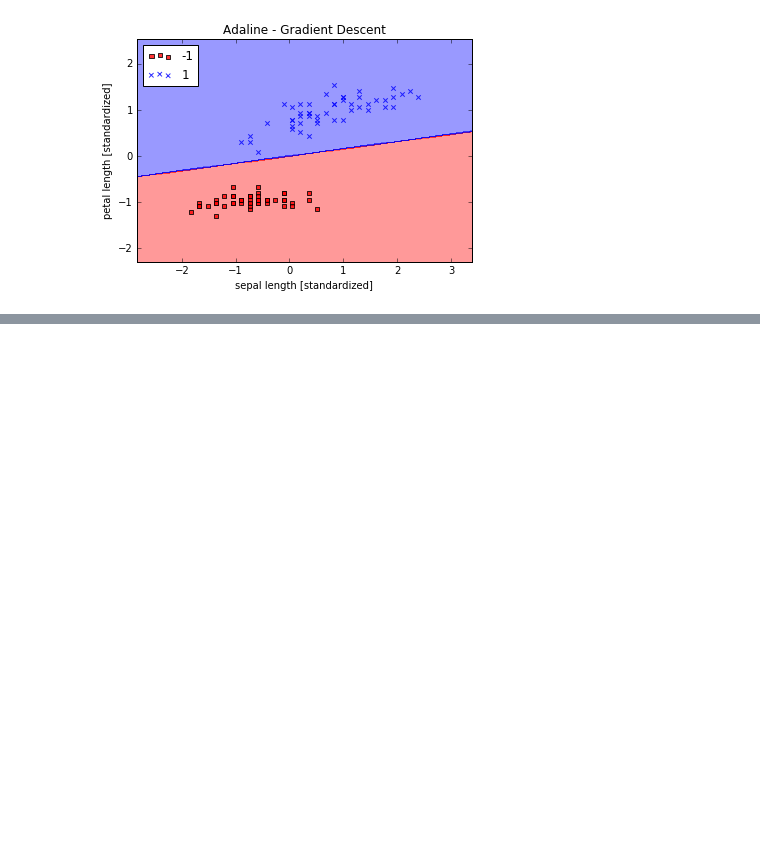
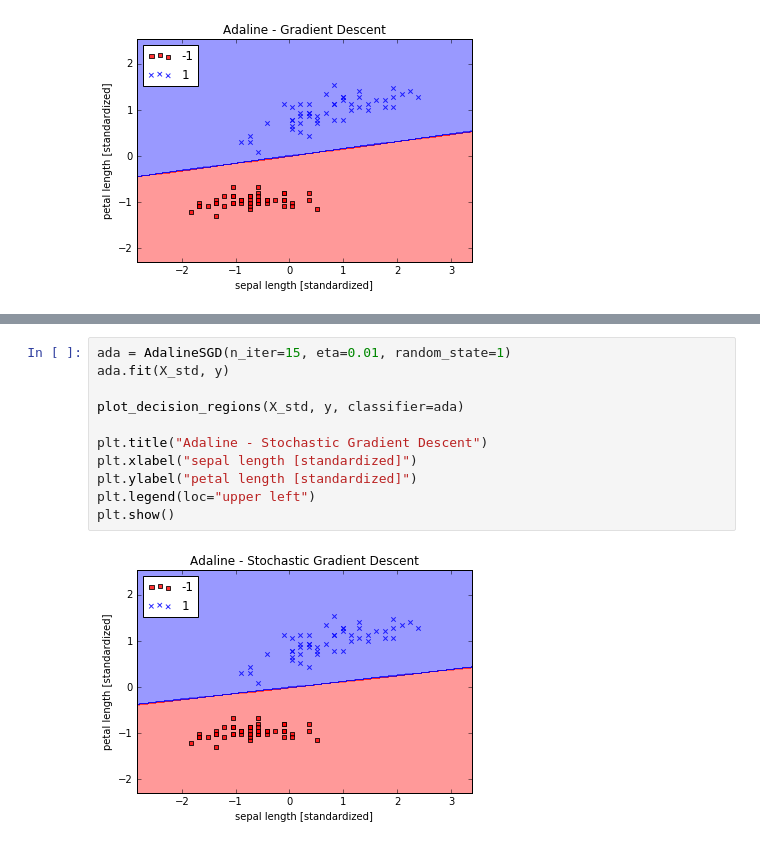
Before and after one commit to Tdual/PythonML, a Jupyter notebook: ADALINE.ipynb, the cells around one changed output, grey strips where cells are left out. Drawn from its saved outputs; the diff is of its cells as text; blank space fills up the shorter version.

```diff
--- a/ADALINE.ipynb
+++ b/ADALINE.ipynb
@@ -120,0 +189,13 @@ plt.show()
+# %%
+ada = AdalineSGD(n_iter=15, eta=0.01, random_state=1)
+ada.fit(X_std, y)
+
+plot_decision_regions(X_std, y, classifier=ada)
+
+plt.title("Adaline - Stochastic Gradient Descent")
+plt.xlabel("sepal length [standardized]")
+plt.ylabel("petal length [standardized]")
+plt.legend(loc="upper left")
+plt.show()
+# %% [output]
+[figure, added]
```
Also changed, not shown: parts of 5 cells of this notebook.
